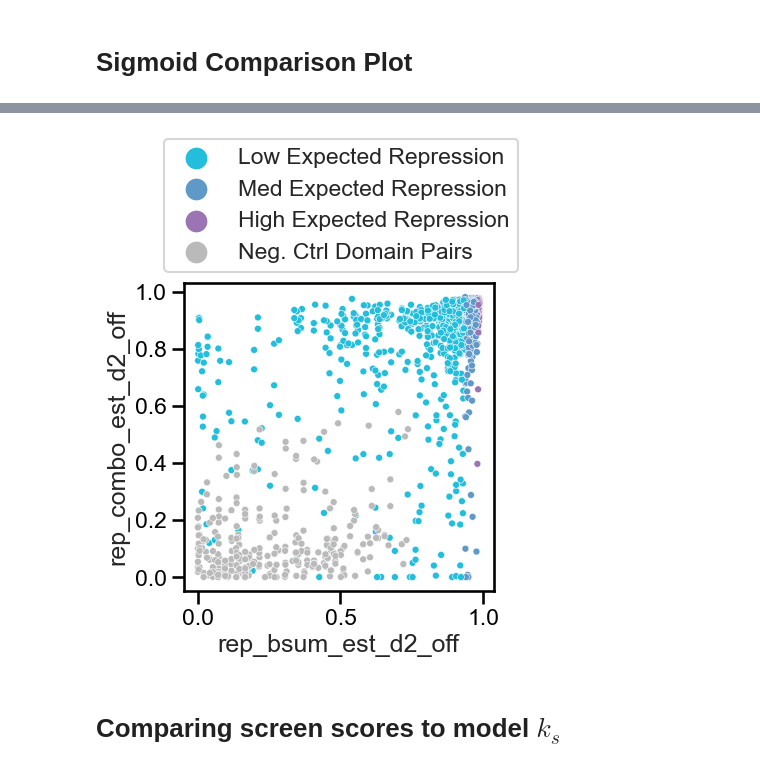
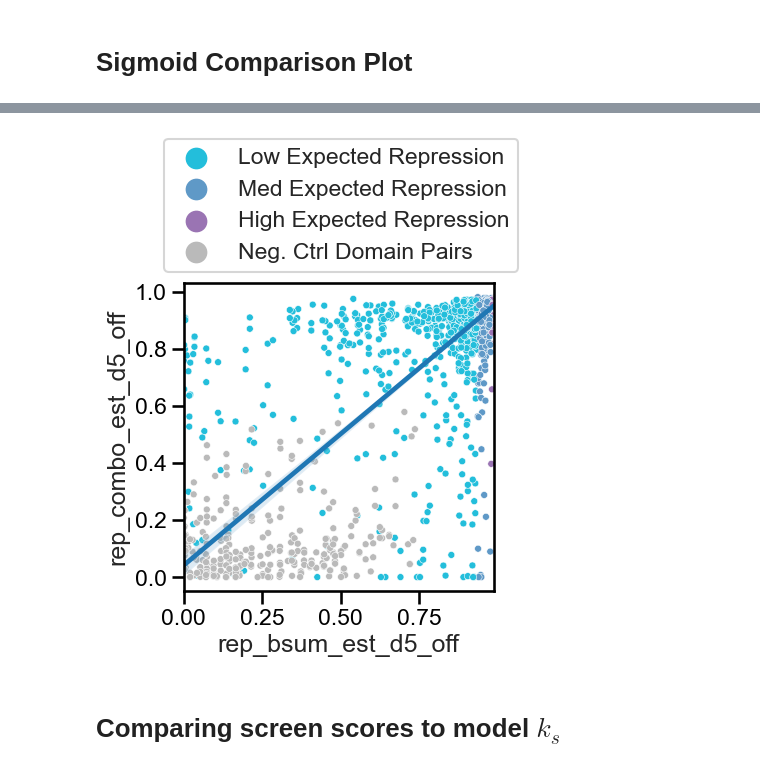
Before and after one commit to axmukund/corecruit_mukund22, a Jupyter notebook: fig_3/05_repressor_sigmoid/Comparing Screen Scores to Frac. Off.ipynb, the cells around one changed output, grey strips where cells are left out. Drawn from its saved outputs; the diff is of its cells as text; code cells hidden in the pictures.

Commit message:
More shenanigans with the sigmoid...

```diff
--- a/fig_3/05_repressor_sigmoid/Comparing Screen Scores to Frac. Off.ipynb
+++ b/fig_3/05_repressor_sigmoid/Comparing Screen Scores to Frac. Off.ipynb
@@ -72,8 +73,9 @@ df.head()
 # Computing Norm D2 Off
 # %%
 g = sns.kdeplot(
-    data=df[(df["day"] == 2) & (df["plasmid"] == 126)], x="mCitrine-A", log_scale=True
+    data=df[(df["day"] == 0) & (df["plasmid"] == 126)], x="mCitrine-A", log_scale=True
 )
 g.axvline(4e7, color='red', linestyle='--')
+g.axvline(5e6, color='#dbc60d', linestyle='--')
 citrine_threshold = 4e7
 # %% [output]
@@ -304,6 +306,8 @@ popt, _ = curve_fit(
     method="dogbox",
 )
 
+co_popt = popt
+
 print("Thresh={:.02f}, kd={:.02f}, n={:.02f}".format(*popt))
 # %% [output]
 Thresh=3.00, kd=0.62, n=3.19
@@ -358,11 +362,11 @@ fig.savefig("./repr_sigmoid.pdf", bbox_inches="tight")
 # Sigmoid Comparison Plot
 # %%
 def rep_fun(e):
-    return n_sigmoid(e, *popt)
+    return n_sigmoid(e, *co_popt)
 # %%
 rsdf = screen_data[screen_data['composition'].isin(['C-C', 'R-R'])]
-rsdf['rep_combo_est_d2_off'] = rep_fun(rsdf['avg_enrichment_d5'])
-rsdf['rep_bsum_est_d2_off'] = rep_fun(rsdf['d1_med_d5'] + rsdf['d2_med_d5'])
+rsdf['rep_combo_est_d5_off'] = rep_fun(rsdf['avg_enrichment_d5'])
+rsdf['rep_bsum_est_d5_off'] = rep_fun(rsdf['d1_med_d5'] + rsdf['d2_med_d5'])
 
 group_labels = [
     "Neg. Ctrl Domain Pairs",
@@ -415,26 +419,37 @@ See the caveats in the documentation: https://pandas.pydata.org/pandas-docs/stab
 # %%
 fig, ax = plt.subplots(figsize=(4,4))
 
 sns.scatterplot(
     data = rsdf,
 #    x = 'baseline_sum_d5',
-    x = 'rep_bsum_est_d2_off',
-    y = 'rep_combo_est_d2_off',
+    x = 'rep_bsum_est_d5_off',
+    y = 'rep_combo_est_d5_off',
     hue = 'rep_group',
     palette = ['#23bedb', '#5f99c7', '#9a74b3', '#bababa'],
     s = 25,
+    ax=ax
+)
+sns.regplot(
+    data = rsdf,
+#    x = 'baseline_sum_d5',
+    x = 'rep_bsum_est_d5_off',
+    y = 'rep_combo_est_d5_off',
+    #hue = 'rep_group',
+    #palette = ['#23bedb', '#5f99c7', '#9a74b3', '#bababa'],
+    scatter=False,
+    robust=True,
     ax=ax
 )
 
 xvals = np.linspace(-6, 3, 1000)
 yvals = rep_fun(xvals)
 # ax.plot(xvals, yvals, ls='--', color='tab:red', zorder=-10)
 
 l = ax.legend(loc="lower left", bbox_to_anchor=(-0.1, 1))
 for m in l.legendHandles:
     m._sizes = [200]
 # %% [output]
-[figure, old version]
+[figure, new version]
 # %% [markdown]
 # Comparing screen scores to model $k_s$
 # %%
```
Also changed, not shown: parts of 18 cells of this notebook, 10 other files.
